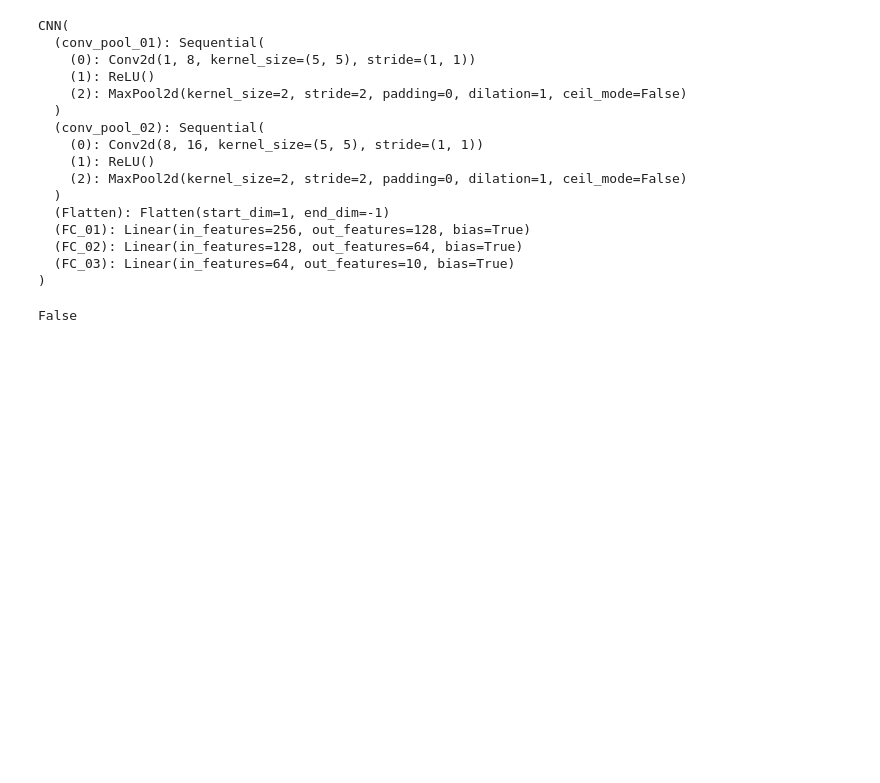
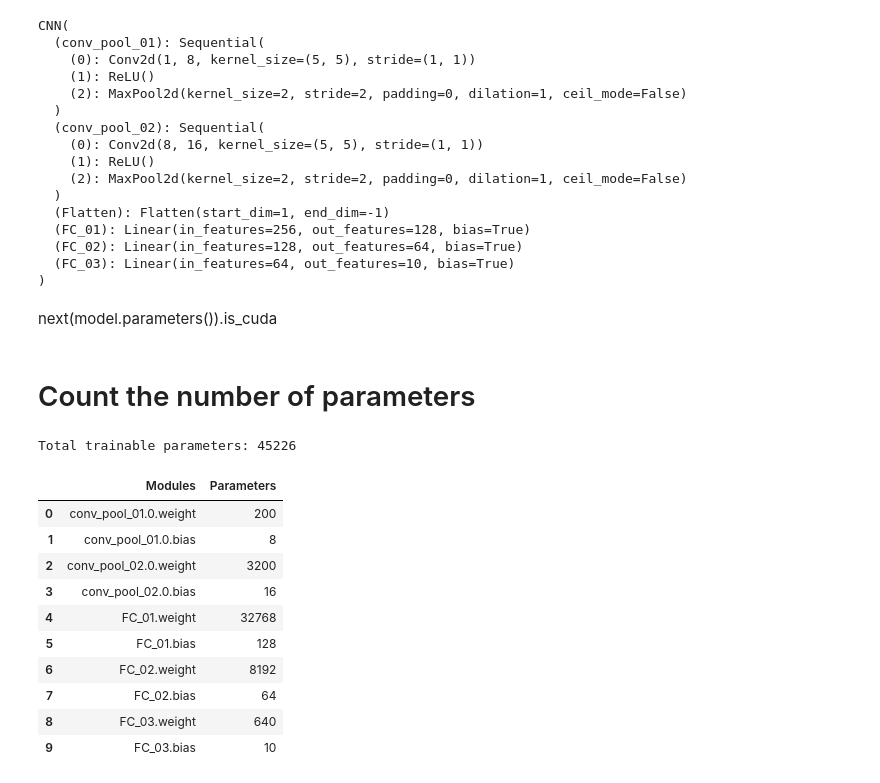
Before and after one commit to ds-fau-ck/PyTorch_Tutorial, a Jupyter notebook: PyTorch_with_CNN/Demo.ipynb, the cells around one changed output. Cells and saved outputs as stored; diff of their text form; code cells hidden in the pictures; blank space fills up the shorter version.

Commit message:
count the train able and non trainable parameters

```diff
--- a/PyTorch_with_CNN/Demo.ipynb
+++ b/PyTorch_with_CNN/Demo.ipynb
@@ -250,11 +250,35 @@ CNN(
   (FC_02): Linear(in_features=128, out_features=64, bias=True)
   (FC_03): Linear(in_features=64, out_features=10, bias=True)
 )
-# %%
-next(model.parameters()).is_cuda
-# %% [output]
-False
-# %%
-def count_params(model):
-    model_params={"Modules":list(),"parameters":list()}
-    total=0
+# %% [markdown]
+next(model.parameters()).is_cuda
+# %% [markdown]
+# Count the number of parameters
+# %%
+def count_params(model):
+    model_params={"Modules":list(),"Parameters":list()}
+    total=0
+    for name, parameters in model.named_parameters():
+        if not parameters.requires_grad:
+            continue
+        param=parameters.numel()
+        model_params["Modules"].append(name)
+        model_params["Parameters"].append(param)
+        total +=param
+    df=pd.DataFrame(model_params)
+    df=df.style.set_caption(f"Total trainable parameters: {total}")
+    return df
+count_params(model)
+# %% [output]
+Total trainable parameters: 45226
+|  | Modules | Parameters |
+| 0 | conv_pool_01.0.weight | 200 |
+| 1 | conv_pool_01.0.bias | 8 |
+| 2 | conv_pool_02.0.weight | 3200 |
+| 3 | conv_pool_02.0.bias | 16 |
+| 4 | FC_01.weight | 32768 |
+| 5 | FC_01.bias | 128 |
+| 6 | FC_02.weight | 8192 |
+| 7 | FC_02.bias | 64 |
+| 8 | FC_03.weight | 640 |
+| 9 | FC_03.bias | 10 |
```
Also changed, not shown: parts of 2 cells of this notebook.
